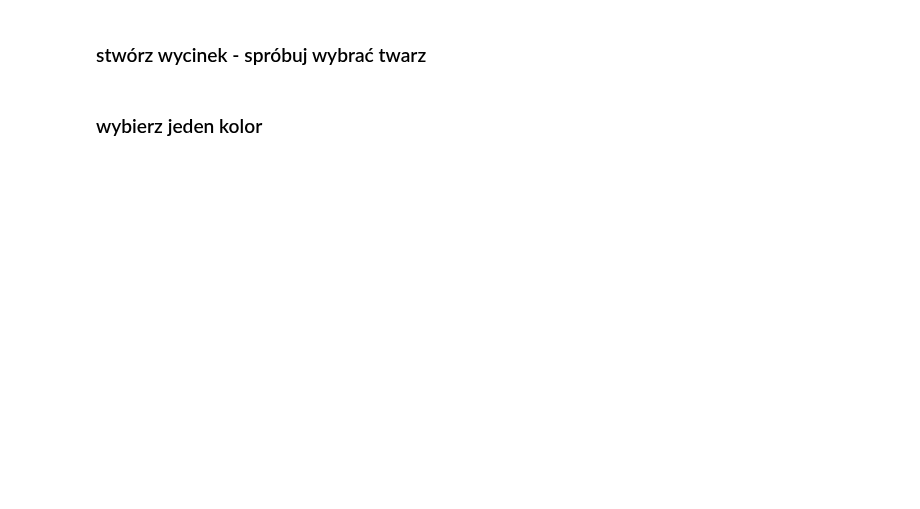
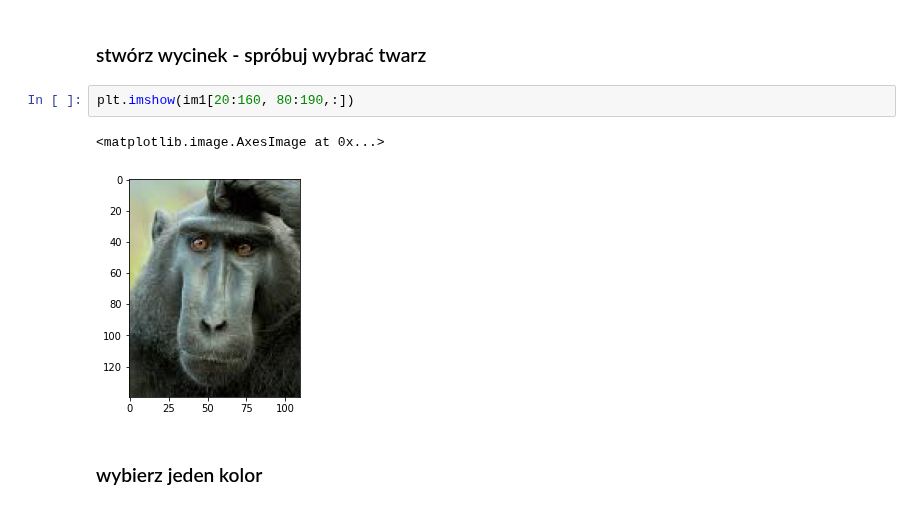
Before and after one commit to rkorzen/python_bootcamp_28032020_remote, a Jupyter notebook: 08_numpy_pandas/numpy_bootcamp_zadania.ipynb, the cells around one changed output. Cells and saved outputs as stored; diff of their text form; blank space fills up the shorter version.

```diff
--- a/08_numpy_pandas/numpy_bootcamp_zadania.ipynb
+++ b/08_numpy_pandas/numpy_bootcamp_zadania.ipynb
@@ -69,4 +113,9 @@ plt.imshow(im2)
 # %% [markdown]
 ### stwórz wycinek -  spróbuj wybrać twarz
+# %%
+plt.imshow(im1[20:160, 80:190,:])
+# %% [output]
+<matplotlib.image.AxesImage at 0x...>
+[figure, added]
 # %% [markdown]
 ### wybierz jeden kolor
```
Also changed, not shown: parts of 21 cells of this notebook, 30 other files.
